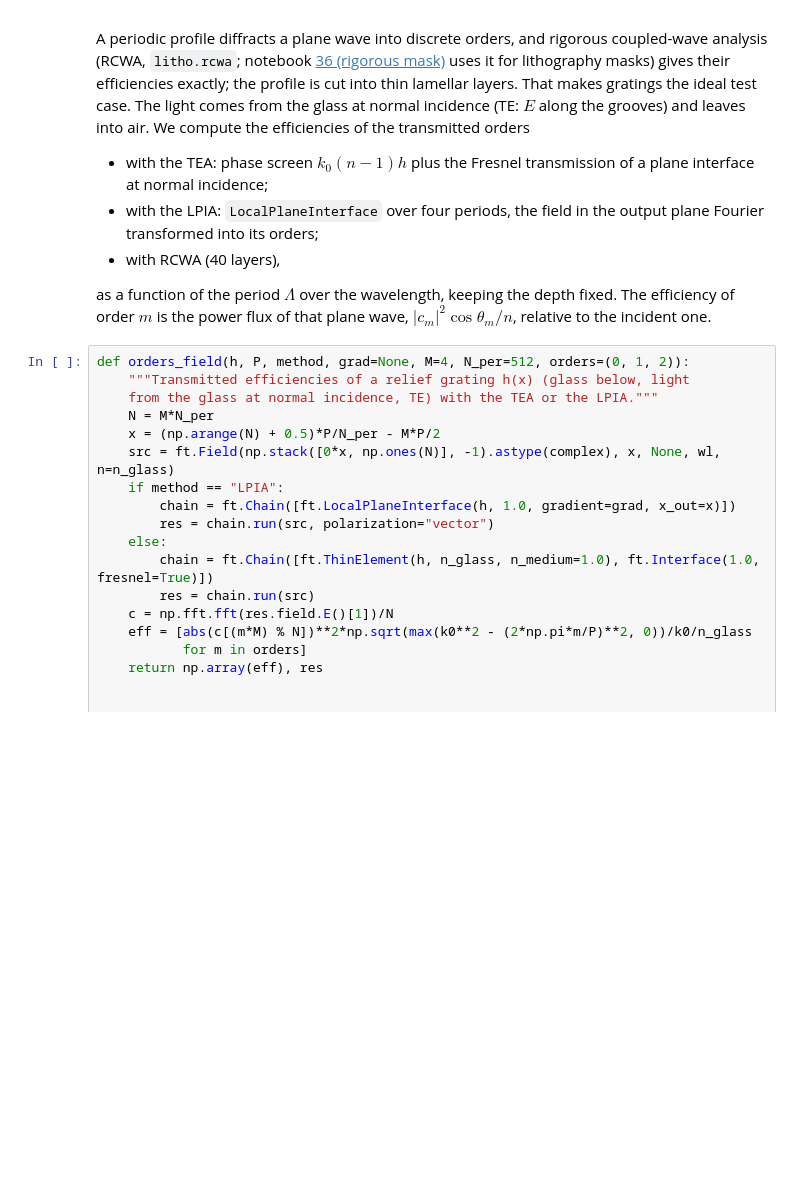
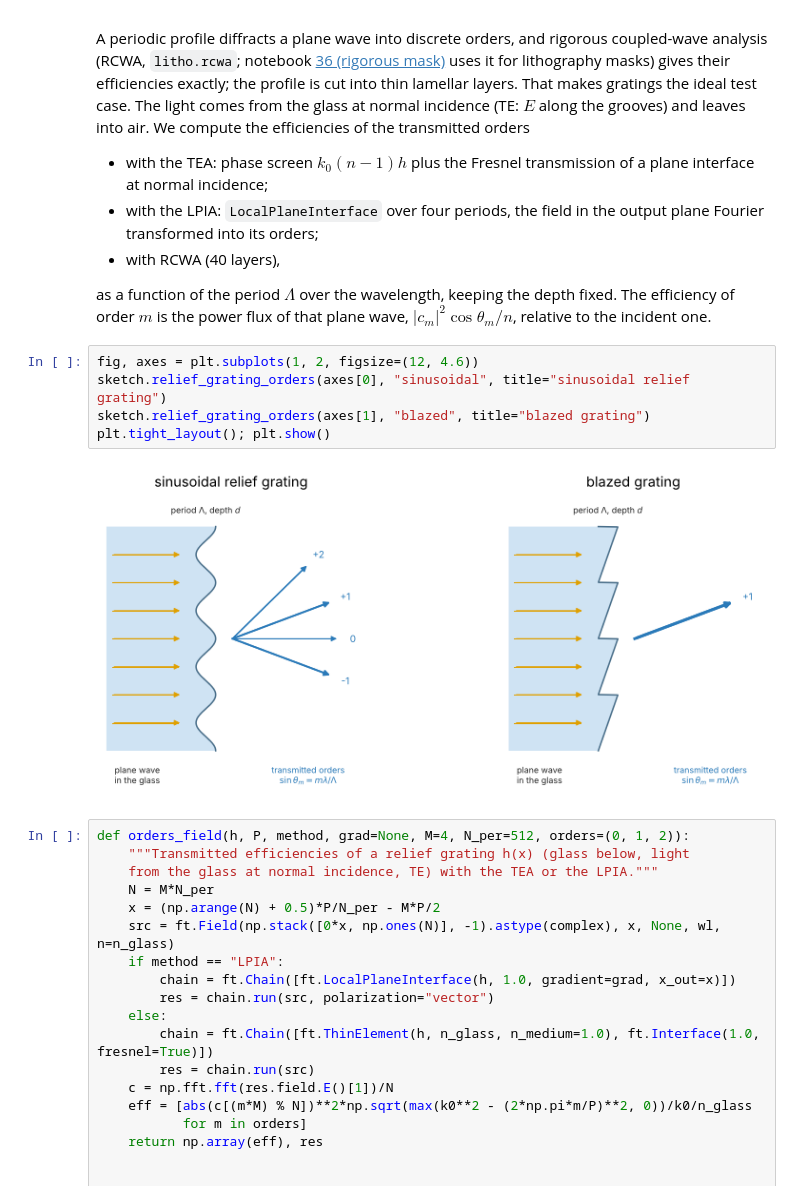
Before and after one commit to EMinsight/pyoptics, a Jupyter notebook: notebooks/168_local_plane_interface_approximation.ipynb, the cells around one changed output. Cells and saved outputs as stored; diff of their text form; blank space fills up the shorter version.

```diff
--- a/notebooks/168_local_plane_interface_approximation.ipynb
+++ b/notebooks/168_local_plane_interface_approximation.ipynb
@@ -185,6 +156,13 @@ transmitted orders
 as a function of the period $\Lambda$ over the wavelength, keeping the
 depth fixed. The efficiency of order $m$ is the power flux of that plane
 wave, $|c_m|^2 \cos\theta_m / n$, relative to the incident one.
+# %%
+fig, axes = plt.subplots(1, 2, figsize=(12, 4.6))
+sketch.relief_grating_orders(axes[0], "sinusoidal", title="sinusoidal relief grating")
+sketch.relief_grating_orders(axes[1], "blazed", title="blazed grating")
+plt.tight_layout(); plt.show()
+# %% [output]
+[figure, added]
 # %%
 def orders_field(h, P, method, grad=None, M=4, N_per=512, orders=(0, 1, 2)):
     """Transmitted efficiencies of a relief grating h(x) (glass below, light
```
Also changed, not shown: parts of 18 cells of this notebook, 2 other files.
